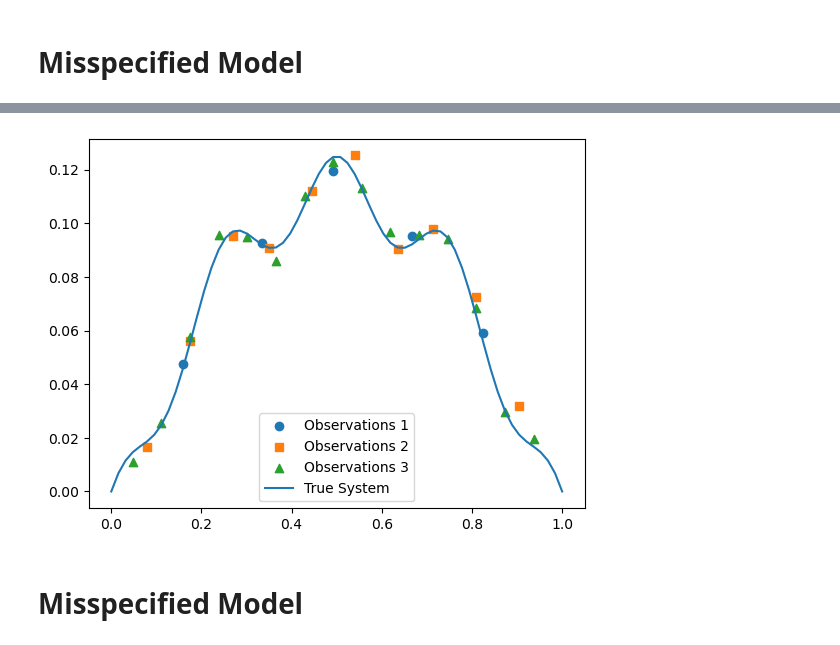
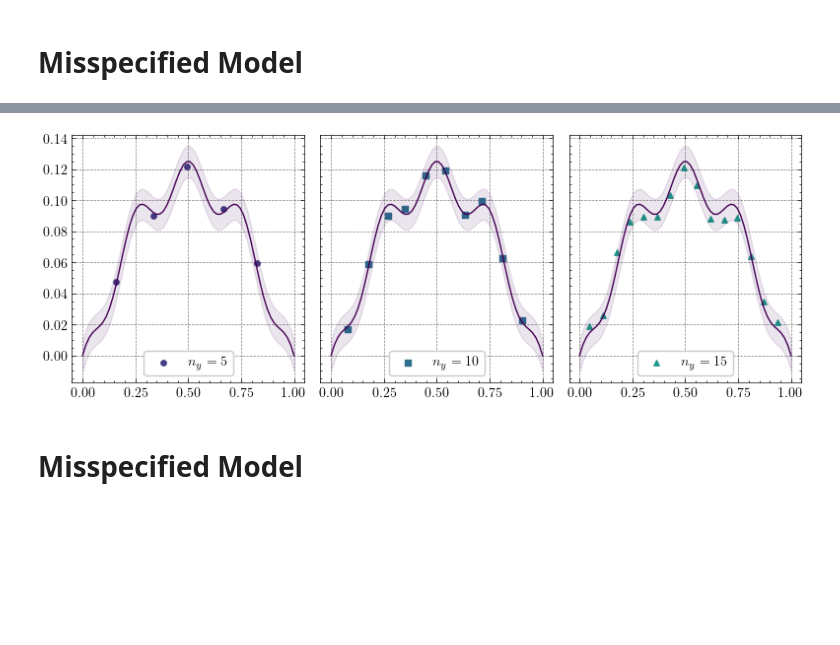
Before and after one commit to danielgerardclaassen/statfem-mcmc, a Jupyter notebook: staticpoisson.ipynb, the cells around one changed output, grey strips where cells are left out. Drawn from its saved outputs; the diff is of its cells as text; code cells hidden in the pictures; blank space fills up the shorter version.

Commit message:
Setting up scienceplots on staticpoisson

```diff
--- a/staticpoisson.ipynb
+++ b/staticpoisson.ipynb
@@ -16,6 +16,13 @@ import scipy.linalg as sclinalg
 import pytensor.tensor.subtensor as subtensor
 import pytensor.tensor as tensor
 import arviz as az
+# %%
+import scienceplots
+# plot params
+contour_levels = 20
+plt.style.use(['science', 'grid'])
+color_list = [(253, 231, 37),(194, 223, 35),(134, 213, 73),(82, 197, 105),(42, 176, 127),(30, 155, 138),(37, 133, 142),(45, 112, 142),(56, 88, 140),(67, 62, 133),(72, 33, 115),(68, 1, 84)]
+color_list = [tuple(ti/255 for ti in t) for t in color_list]
 # %% [markdown]
 # Misspecified Model
 # %%
@@ -89,39 +96,54 @@ def take_observations(true_solution, true_coordinates, n_obs, noise, boundary =
         num_boundary_points = len(boundary)
         if equal == False:
             observation_indices[:num_boundary_points] = boundary
             observation_indices[num_boundary_points:] = np.random.choice(np.arange(num_boundary_points-1, n_x-(num_boundary_points-1)), len(observation_indices[num_boundary_points:]), replace=False)
         else:
             observation_indices = np.linspace(0, len(true_coordinates) - 1, n_obs, dtype=int)
     else:
         if equal == False:
             observation_indices = np.random.choice(np.arange(0, n_x), len(observation_indices), replace=False)
         else:
             overshot = np.linspace(0, len(true_coordinates) - 1, n_obs+2, dtype=int)
             observation_indices = overshot[1:-1]
 
     observation_indices = np.sort(observation_indices)
     observation_coordinates = true_coordinates[observation_indices]
     observation_values = true_solution[observation_indices] + np.random.normal(0, noise, len(observation_indices))
 
     observation_operator = np.zeros((len(observation_coordinates), len(true_coordinates)))
     for i, y in enumerate(observation_coordinates):
         nearest_index = np.argmin(np.abs(true_coordinates - y))
         observation_operator[i, nearest_index] = 1
 
     return (observation_coordinates, observation_values, observation_operator)
 
 observation_tools1 = take_observations(true_u_solution, true_coordinates, 5, 0.005, equal=True)
 observation_tools2 = take_observations(true_u_solution, true_coordinates, 10, 0.005, equal=True)
 observation_tools3 = take_observations(true_u_solution, true_coordinates, 15, 0.005, equal=True)
 
-plt.scatter(observation_tools1[0], observation_tools1[1], label='Observations 1')
-plt.scatter(observation_tools2[0], observation_tools2[1], label='Observations 2', marker='s')
-plt.scatter(observation_tools3[0], observation_tools3[1], label='Observations 3', marker='^')
-plt.plot(true_coordinates, true_u_solution, label='True System')
-plt.legend()
+fig, axes = plt.subplots(1, 3, figsize=(8,3), sharey=True)
+
+axes[0].scatter(observation_tools1[0], observation_tools1[1], label=r'$n_y = 5$', color=color_list[9], s=15)
+axes[0].plot(true_coordinates, true_u_solution, color=color_list[11])
+axes[0].fill_between(true_coordinates.flatten(), true_u_solution-(2*0.005*np.ones(len(true_u_solution))), true_u_solution+(2*0.005*np.ones(len(true_u_solution))), color=color_list[11], alpha=0.1)
+axes[0].legend(loc='lower center')
+
+axes[1].scatter(observation_tools2[0], observation_tools2[1], label=r'$n_y = 10$', color=color_list[7], s=15, marker='s')
+axes[1].plot(true_coordinates, true_u_solution, color=color_list[11])
+axes[1].fill_between(true_coordinates.flatten(), true_u_solution-(2*0.005*np.ones(len(true_u_solution))), true_u_solution+(2*0.005*np.ones(len(true_u_solution))), color=color_list[11], alpha=0.1)
+axes[1].legend(loc='lower center')
+axes[1].tick_params(left=False, labelleft=False)
+
+axes[2].scatter(observation_tools3[0], observation_tools3[1], label=r'$n_y = 15$', color=color_list[5], s=15, marker='^')
+axes[2].plot(true_coordinates, true_u_solution, color=color_list[11])
+axes[2].fill_between(true_coordinates.flatten(), true_u_solution-(2*0.005*np.ones(len(true_u_solution))), true_u_solution+(2*0.005*np.ones(len(true_u_solution))), color=color_list[11], alpha=0.1)
+axes[2].legend(loc='lower center')
+axes[2].tick_params(left=False, labelleft=False)
+
+fig.tight_layout()
 plt.show()
 # %% [output]
-[figure, old version]
+[figure, new version]
 # %% [markdown]
 # Misspecified Model
 # %%
```
Also changed, not shown: parts of 4 cells of this notebook.
